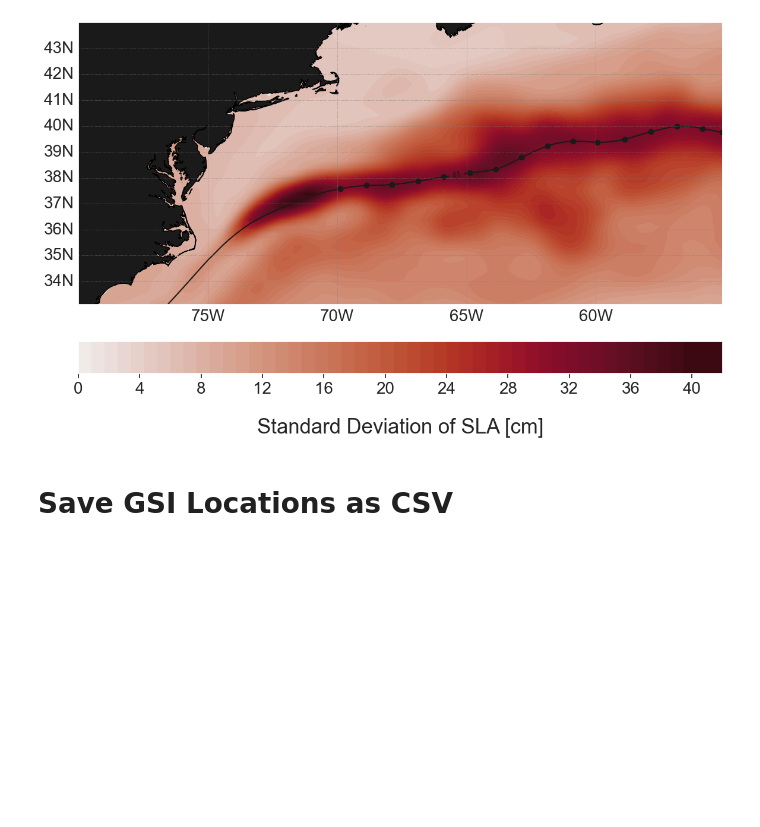
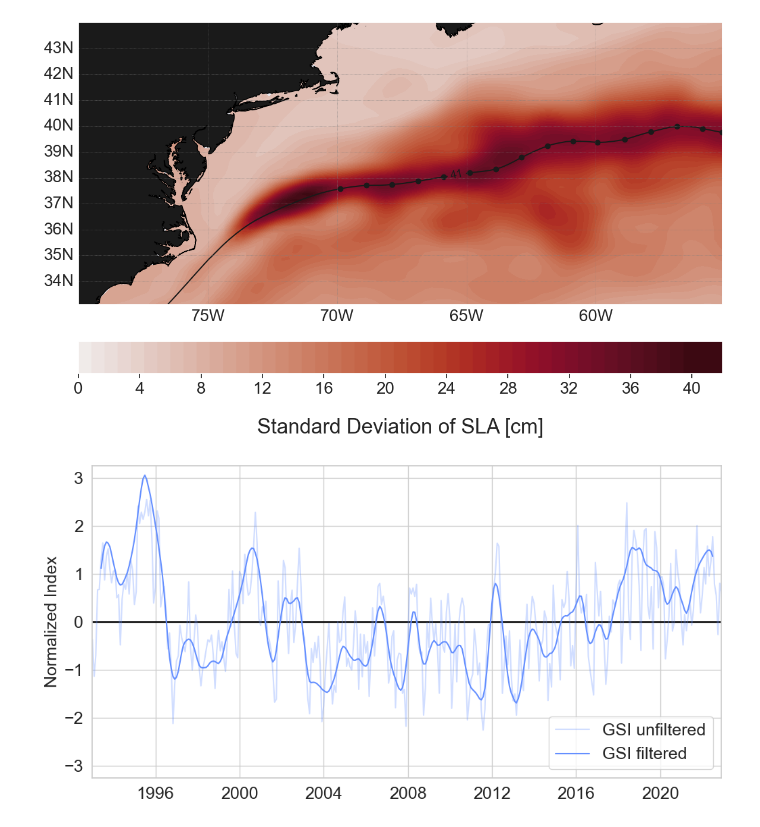
Before and after one commit to lillienders/gs-var, a Jupyter notebook: notebooks/get_gsi_obs.ipynb, the cells around one changed output. Saved outputs shown, nothing was run; the diff lists cells and outputs as text; code cells hidden in the pictures; blank space fills up the shorter version.

Commit message:
add slp plotting functionality, update fig list

```diff
--- a/notebooks/get_gsi_obs.ipynb
+++ b/notebooks/get_gsi_obs.ipynb
@@ -97 +99,5 @@ gsi_locs_df.to_csv(data_path + 'gsi_altimetry_locations.csv')
+# %%
+gsi_norm = (gsi_array - np.nanmean(gsi_array))/np.nanstd(gsi_array)
+gsi_f    = lanczos_bandpass(gsi_norm, low_freq = 12*6, high_freq = 12*11, window = 12)
+gsi_f    = (gsi_f - gsi_f.mean(dim='time'))/gsi_f.std(dim = 'time')
 # %% [markdown]
@@ -151,2 +142,0 @@ gsi_array.to_netcdf(gsi_path + 'alt_gsi_24.nc')
-# %% [markdown]
-# Save GSI Locations as CSV
@@ -156,0 +143,24 @@ gsi_locs_df.to_csv(gsi_path + 'alt_gsi_locs.csv')
+# %%
+style = sns.set_style("whitegrid")
+gsi_c = '#648fff'
+
+fig   = plt.figure(figsize=(12, 6))
+zline = plt.axhline(0, color='k', linewidth=2)
+
+uf    = plt.plot(gsi_norm.time, gsi_norm, color = gsi_c, alpha = 0.3, label = 'GSI unfiltered')
+f     = plt.plot(gsi_f.time, gsi_f, color = gsi_c, zorder = 10, label = 'GSI filtered')
+
+xtix  = plt.yticks(fontsize=18)
+ytix  = plt.xticks(fontsize=18)
+
+ylab  = plt.ylabel('Normalized Index', fontsize = 18)
+xlab  = plt.xlabel('',fontsize = 18)
+
+xlim  = plt.xlim(gsi_norm.time[0],gsi_norm.time[-1])
+ylim  = plt.ylim(-3.25,3.25)
+
+leg   = plt.legend(fontsize = 18)
+
+#plt.savefig(fig_path + 'gsi_time_series_altimetry.png', format='png', bbox_inches="tight",dpi=500)
+# %% [output]
+[figure, added]
```
Also changed, not shown: parts of 5 cells of this notebook, 9 other files.
